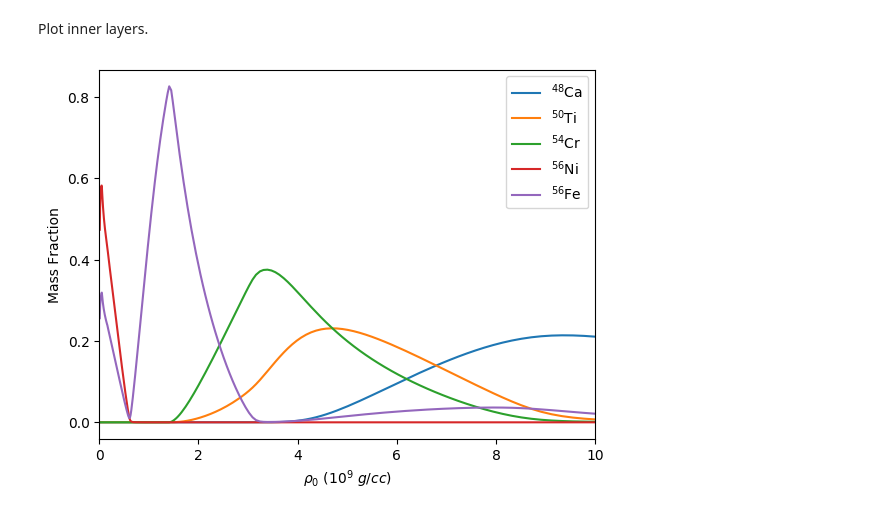
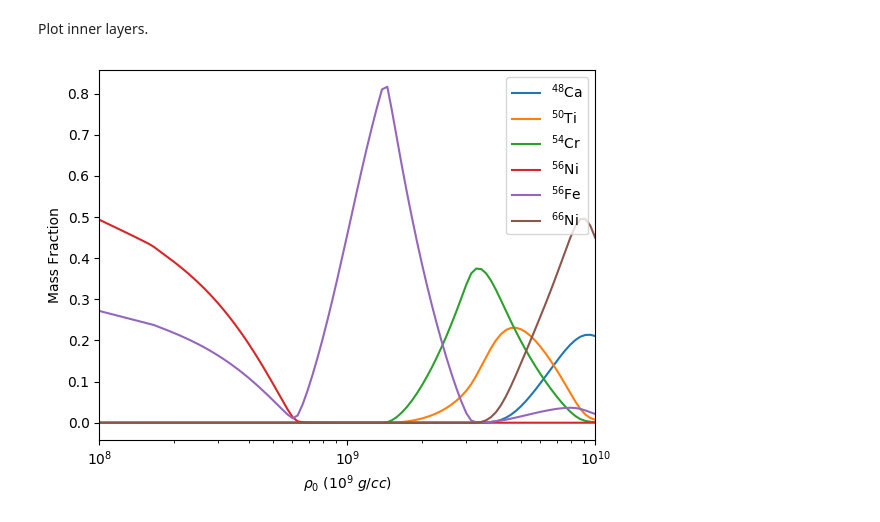
Before and after one commit to frizkat15/NRLEE-Nucleosynthesis, a Jupyter notebook: nrlee.ipynb, the cells around one changed output. Cells and saved outputs as stored; diff of their text form; code cells hidden in the pictures.

```diff
--- a/nrlee.ipynb
+++ b/nrlee.ipynb
@@ -119,7 +178,8 @@ outer.plot_mass_fractions_vs_property('t9_0', species, xlabel='$T_{9,0}$', use_l
 # %% [markdown]
 Plot inner layers.
 # %%
-species = ['ca48', 'ti50', 'cr54', 'ni56', 'fe56']
-inner.plot_mass_fractions_vs_property('rho_0', species, xlabel='$\\rho_0\\ (10^9\\ g/cc)$', use_latex_names=True, xlim=[0,10],xfactor=1.e9)
+species = ['ca48', 'ti50', 'cr54', 'ni56', 'fe56', 'ni66']
+inner.plot_mass_fractions_vs_property('rho_0', species, xlabel='$\\rho_0\\ (10^9\\ g/cc)$', use_latex_names=True,\
+                                      xscale = 'log', xlim=[1.e8,1.e10])
 # %% [output]
-[figure, old version]
+[figure, new version]
```
Also changed, not shown: parts of 18 cells of this notebook.
